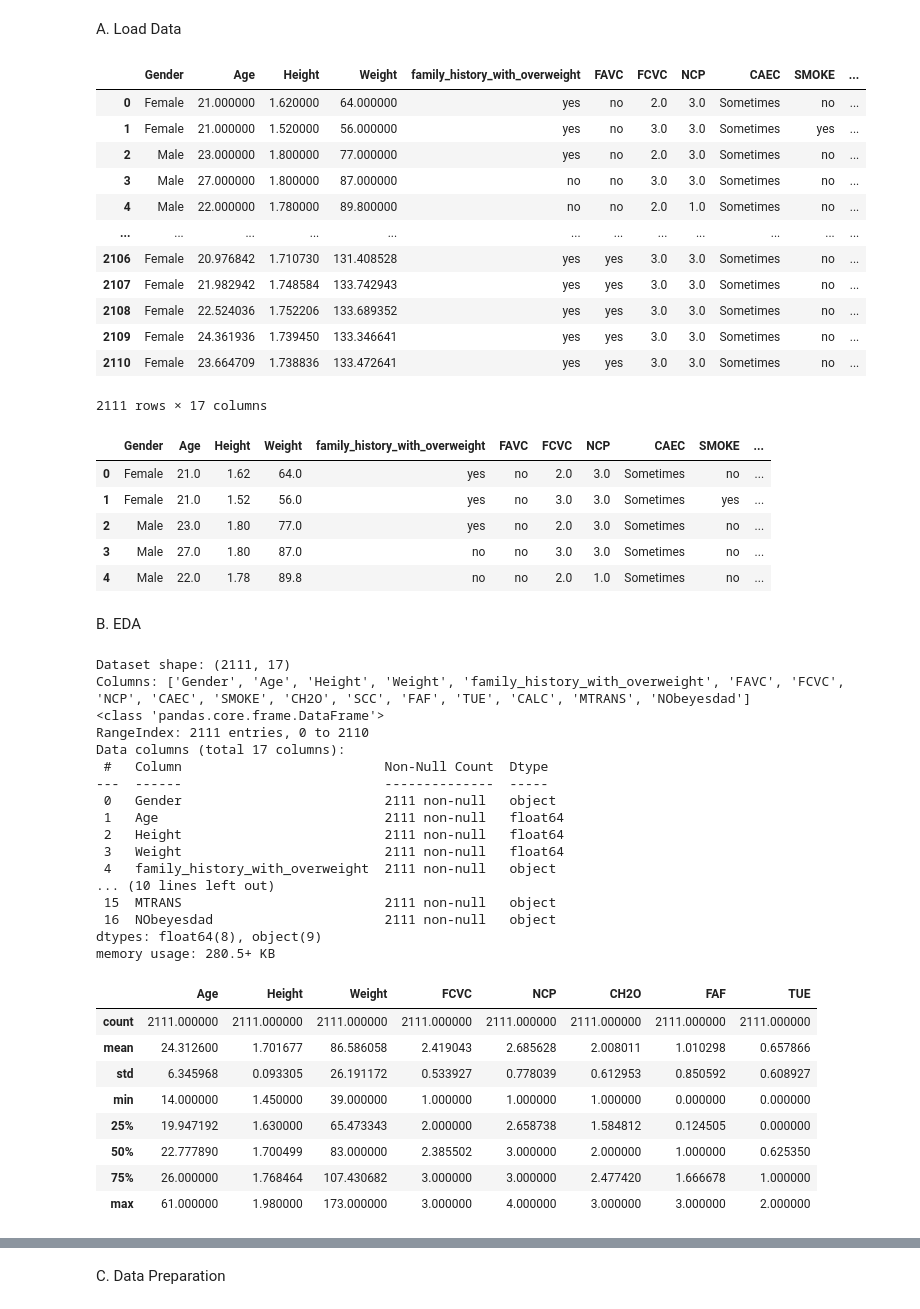
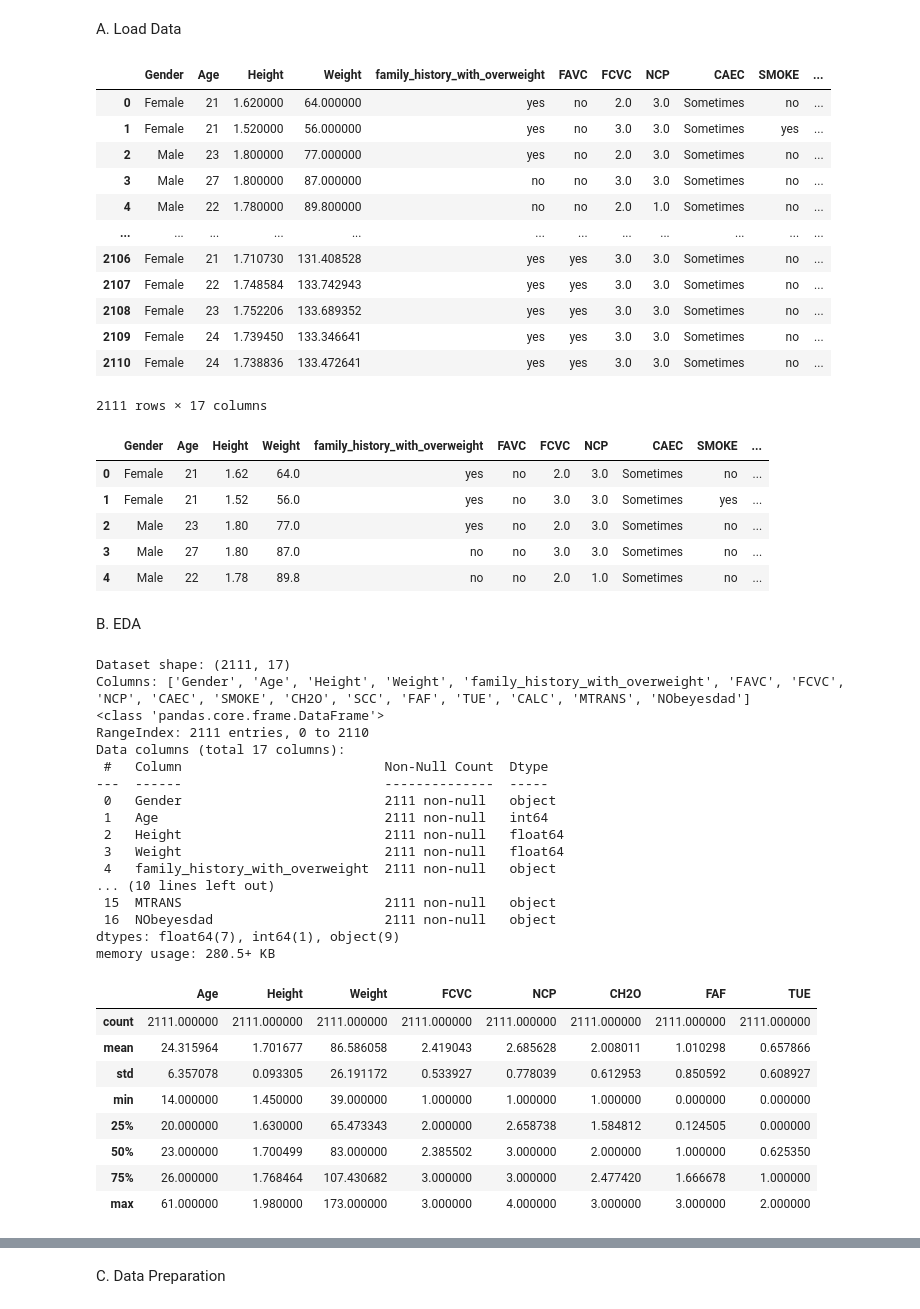
Before and after one commit to bilolnumon/ML_CW_16989, a Jupyter notebook: obesity.ipynb, the cells around one changed output, grey strips where cells are left out. Cells and saved outputs as stored; diff of their text form; code cells hidden in the pictures.

```diff
--- a/obesity.ipynb
+++ b/obesity.ipynb
@@ -3,36 +3,38 @@ A. Load Data
 # %%
 import pandas as pd
 import numpy as np
 import matplotlib.pyplot as plt
 import seaborn as sns
 import math
 import warnings
 warnings.filterwarnings('ignore')
 df = pd.read_csv("./ObesityDataSet_raw_and_data_sinthetic.csv")
+if 'Age' in df.columns:
+    df['Age'] = df['Age'].round().astype(int)
 df
 # %% [output]
 |  | Gender | Age | Height | Weight | family_history_with_overweight | FAVC | FCVC | NCP | CAEC | SMOKE | ... |
-| 0 | Female | 21.000000 | 1.620000 | 64.000000 | yes | no | 2.0 | 3.0 | Sometimes | no | ... |
-| 1 | Female | 21.000000 | 1.520000 | 56.000000 | yes | no | 3.0 | 3.0 | Sometimes | yes | ... |
-| 2 | Male | 23.000000 | 1.800000 | 77.000000 | yes | no | 2.0 | 3.0 | Sometimes | no | ... |
-| 3 | Male | 27.000000 | 1.800000 | 87.000000 | no | no | 3.0 | 3.0 | Sometimes | no | ... |
-| 4 | Male | 22.000000 | 1.780000 | 89.800000 | no | no | 2.0 | 1.0 | Sometimes | no | ... |
+| 0 | Female | 21 | 1.620000 | 64.000000 | yes | no | 2.0 | 3.0 | Sometimes | no | ... |
+| 1 | Female | 21 | 1.520000 | 56.000000 | yes | no | 3.0 | 3.0 | Sometimes | yes | ... |
+| 2 | Male | 23 | 1.800000 | 77.000000 | yes | no | 2.0 | 3.0 | Sometimes | no | ... |
+| 3 | Male | 27 | 1.800000 | 87.000000 | no | no | 3.0 | 3.0 | Sometimes | no | ... |
+| 4 | Male | 22 | 1.780000 | 89.800000 | no | no | 2.0 | 1.0 | Sometimes | no | ... |
 | ... | ... | ... | ... | ... | ... | ... | ... | ... | ... | ... | ... |
-| 2106 | Female | 20.976842 | 1.710730 | 131.408528 | yes | yes | 3.0 | 3.0 | Sometimes | no | ... |
-| 2107 | Female | 21.982942 | 1.748584 | 133.742943 | yes | yes | 3.0 | 3.0 | Sometimes | no | ... |
-| 2108 | Female | 22.524036 | 1.752206 | 133.689352 | yes | yes | 3.0 | 3.0 | Sometimes | no | ... |
-| 2109 | Female | 24.361936 | 1.739450 | 133.346641 | yes | yes | 3.0 | 3.0 | Sometimes | no | ... |
-| 2110 | Female | 23.664709 | 1.738836 | 133.472641 | yes | yes | 3.0 | 3.0 | Sometimes | no | ... |
+| 2106 | Female | 21 | 1.710730 | 131.408528 | yes | yes | 3.0 | 3.0 | Sometimes | no | ... |
+| 2107 | Female | 22 | 1.748584 | 133.742943 | yes | yes | 3.0 | 3.0 | Sometimes | no | ... |
+| 2108 | Female | 23 | 1.752206 | 133.689352 | yes | yes | 3.0 | 3.0 | Sometimes | no | ... |
+| 2109 | Female | 24 | 1.739450 | 133.346641 | yes | yes | 3.0 | 3.0 | Sometimes | no | ... |
+| 2110 | Female | 24 | 1.738836 | 133.472641 | yes | yes | 3.0 | 3.0 | Sometimes | no | ... |
 2111 rows × 17 columns
 # %%
 df.head()
 # %% [output]
 |  | Gender | Age | Height | Weight | family_history_with_overweight | FAVC | FCVC | NCP | CAEC | SMOKE | ... |
-| 0 | Female | 21.0 | 1.62 | 64.0 | yes | no | 2.0 | 3.0 | Sometimes | no | ... |
-| 1 | Female | 21.0 | 1.52 | 56.0 | yes | no | 3.0 | 3.0 | Sometimes | yes | ... |
-| 2 | Male | 23.0 | 1.80 | 77.0 | yes | no | 2.0 | 3.0 | Sometimes | no | ... |
-| 3 | Male | 27.0 | 1.80 | 87.0 | no | no | 3.0 | 3.0 | Sometimes | no | ... |
-| 4 | Male | 22.0 | 1.78 | 89.8 | no | no | 2.0 | 1.0 | Sometimes | no | ... |
+| 0 | Female | 21 | 1.62 | 64.0 | yes | no | 2.0 | 3.0 | Sometimes | no | ... |
+| 1 | Female | 21 | 1.52 | 56.0 | yes | no | 3.0 | 3.0 | Sometimes | yes | ... |
+| 2 | Male | 23 | 1.80 | 77.0 | yes | no | 2.0 | 3.0 | Sometimes | no | ... |
+| 3 | Male | 27 | 1.80 | 87.0 | no | no | 3.0 | 3.0 | Sometimes | no | ... |
+| 4 | Male | 22 | 1.78 | 89.8 | no | no | 2.0 | 1.0 | Sometimes | no | ... |
 # %% [markdown]
 B. EDA
 # %%
@@ -49,22 +51,22 @@ Data columns (total 17 columns):
  #   Column                          Non-Null Count  Dtype
 ---  ------                          --------------  -----
  0   Gender                          2111 non-null   object
- 1   Age                             2111 non-null   float64
+ 1   Age                             2111 non-null   int64
  2   Height                          2111 non-null   float64
  3   Weight                          2111 non-null   float64
  4   family_history_with_overweight  2111 non-null   object
 ... (10 lines left out)
  15  MTRANS                          2111 non-null   object
  16  NObeyesdad                      2111 non-null   object
-dtypes: float64(8), object(9)
+dtypes: float64(7), int64(1), object(9)
 memory usage: 280.5+ KB
 |  | Age | Height | Weight | FCVC | NCP | CH2O | FAF | TUE |
 | count | 2111.000000 | 2111.000000 | 2111.000000 | 2111.000000 | 2111.000000 | 2111.000000 | 2111.000000 | 2111.000000 |
-| mean | 24.312600 | 1.701677 | 86.586058 | 2.419043 | 2.685628 | 2.008011 | 1.010298 | 0.657866 |
-| std | 6.345968 | 0.093305 | 26.191172 | 0.533927 | 0.778039 | 0.612953 | 0.850592 | 0.608927 |
+| mean | 24.315964 | 1.701677 | 86.586058 | 2.419043 | 2.685628 | 2.008011 | 1.010298 | 0.657866 |
+| std | 6.357078 | 0.093305 | 26.191172 | 0.533927 | 0.778039 | 0.612953 | 0.850592 | 0.608927 |
 | min | 14.000000 | 1.450000 | 39.000000 | 1.000000 | 1.000000 | 1.000000 | 0.000000 | 0.000000 |
-| 25% | 19.947192 | 1.630000 | 65.473343 | 2.000000 | 2.658738 | 1.584812 | 0.124505 | 0.000000 |
-| 50% | 22.777890 | 1.700499 | 83.000000 | 2.385502 | 3.000000 | 2.000000 | 1.000000 | 0.625350 |
+| 25% | 20.000000 | 1.630000 | 65.473343 | 2.000000 | 2.658738 | 1.584812 | 0.124505 | 0.000000 |
+| 50% | 23.000000 | 1.700499 | 83.000000 | 2.385502 | 3.000000 | 2.000000 | 1.000000 | 0.625350 |
 | 75% | 26.000000 | 1.768464 | 107.430682 | 3.000000 | 3.000000 | 2.477420 | 1.666678 | 1.000000 |
 | max | 61.000000 | 1.980000 | 173.000000 | 3.000000 | 4.000000 | 3.000000 | 3.000000 | 2.000000 |
 # %%
```
Also changed, not shown: parts of 7 cells of this notebook, 1 other file.
